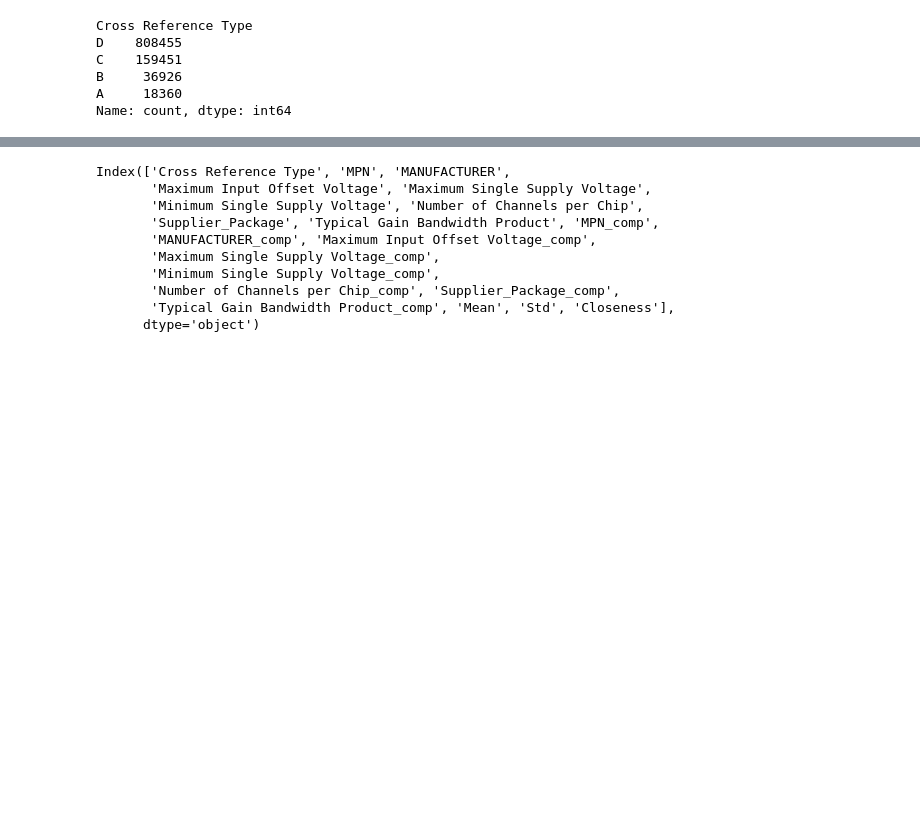
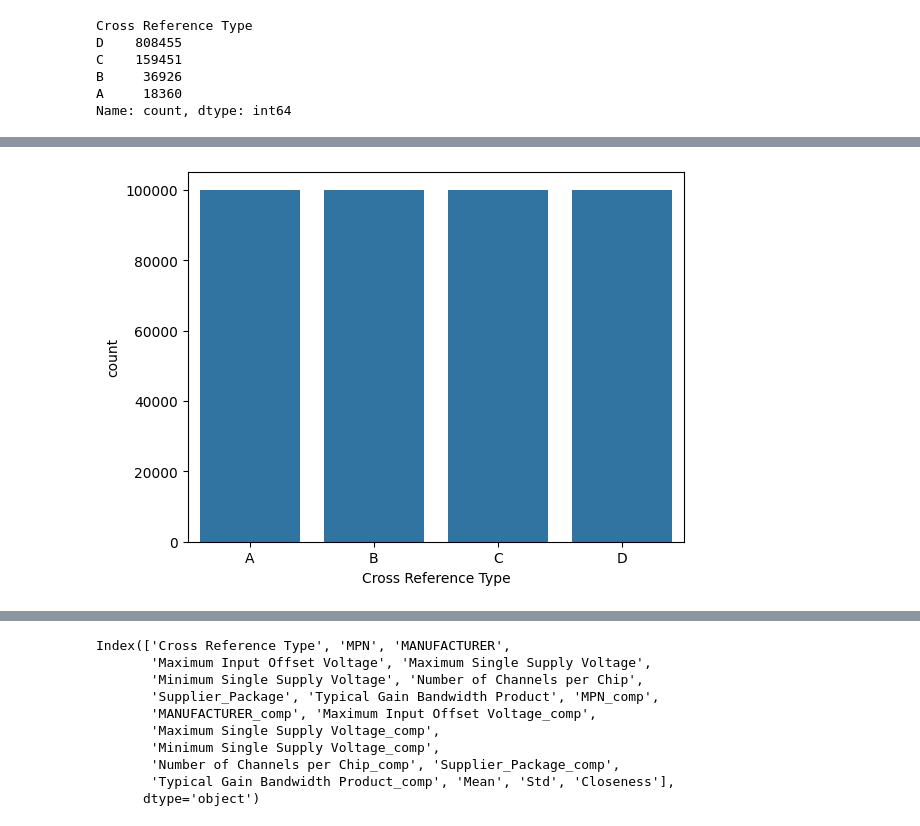
Before and after one commit to Flyingfish812/PIE2024STMicro, a Jupyter notebook: notebook/DL-Siames.ipynb, the cells around one changed output, grey strips where cells are left out. Cells and saved outputs as stored; diff of their text form; code cells hidden in the pictures; blank space fills up the shorter version.

```diff
--- a/notebook/DL-Siames.ipynb
+++ b/notebook/DL-Siames.ipynb
@@ -77,0 +138,5 @@ plt.show()
+# %%
+train_df, validate_df, test_df = split_dataframe(df_sampled)
+print(train_df["Cross Reference Type"].value_counts(normalize=True))
+print(validate_df["Cross Reference Type"].value_counts(normalize=True))
+print(test_df["Cross Reference Type"].value_counts(normalize=True))
@@ -78,3 +162,23 @@ plt.show()
+# %%
+class_A = train_df[train_df["Cross Reference Type"] == "A"]
+class_B = train_df[train_df["Cross Reference Type"].isin(["B"])]
+class_C = train_df[train_df["Cross Reference Type"].isin(["C"])]
+class_D = train_df[train_df["Cross Reference Type"].isin(["D"])]
+#n= 36926
+n= 100000
+random_state = 42
+# %%
+class_B_downsampled = class_B.sample(n=n, random_state=random_state,replace=True)
+class_C_downsampled = class_C.sample(n=n,random_state=random_state)
+class_A_oversampled = class_A.sample(n=n,random_state=random_state, replace= True)
+class_D_downsampled = class_D.sample(n=n,random_state=random_state)
+# %%
+df_sampled = pd.concat([class_A_oversampled, class_B_downsampled, class_C_downsampled,class_D_downsampled],axis=  0)
+# %%
+sns.countplot(df_sampled, x="Cross Reference Type")
+plt.show()
+# %% [output]
+[figure, added]
 # %%
 
 from scipy.stats import norm
```
Also changed, not shown: parts of 38 cells of this notebook, 5 other files.
